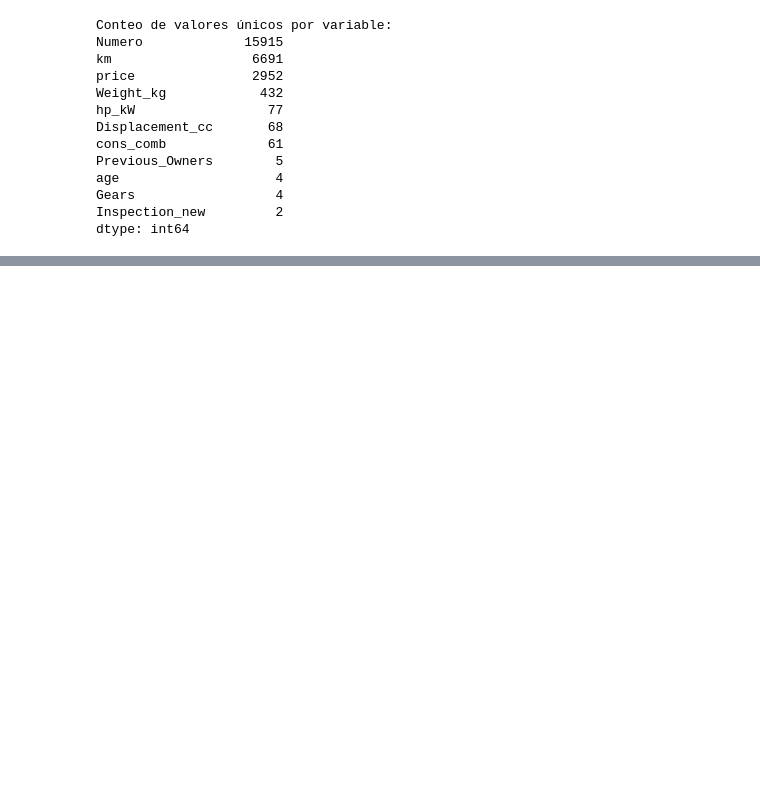
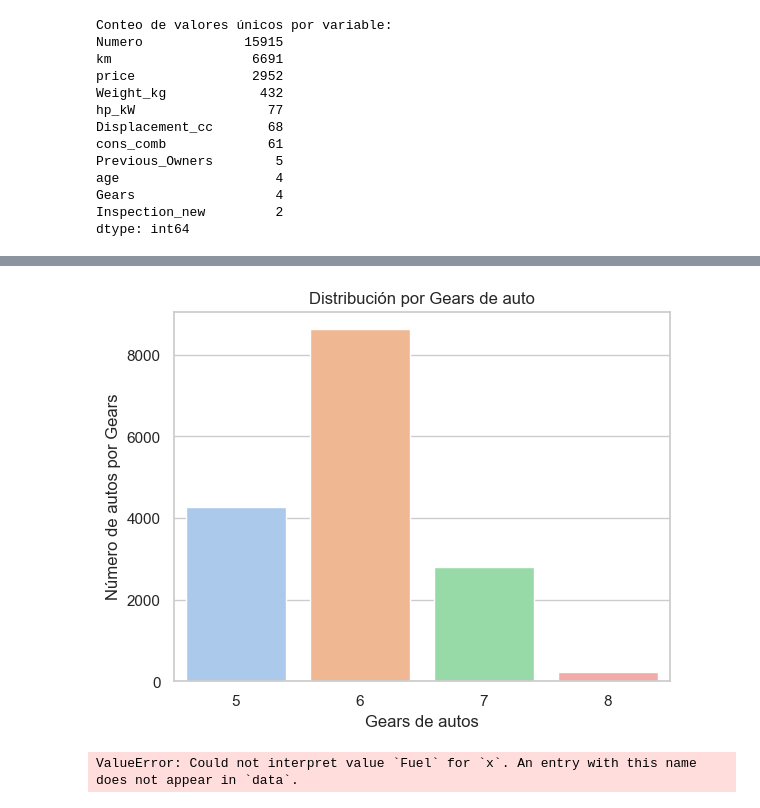
Before and after one commit to mauricio8854/Carprice, a Jupyter notebook: proyecto_aula/Entregable.ipynb, the cells around one changed output, grey strips where cells are left out. Cells and saved outputs as stored; diff of their text form; code cells hidden in the pictures; blank space fills up the shorter version.

```diff
--- a/proyecto_aula/Entregable.ipynb
+++ b/proyecto_aula/Entregable.ipynb
@@ -152,0 +223,18 @@ print(df[variables_clave].describe())
+# %%
+# Gráfico de barras: tipos de autos
+sns.countplot(x='Gears', data=df,hue='Gears', palette='pastel',legend=False)
+plt.title("Distribución por Gears de auto")
+plt.xlabel("Gears de autos")
+plt.ylabel("Número de autos por Gears")
+plt.show()
+# %% [output]
+[figure, added]
+# %%
+# Gráfico de barras: tipos de combustibles
+sns.countplot(x='Fuel', data=df,hue='Fuel', palette='pastel',legend=False)
+plt.title("Distribución por tipo de combustible")
+plt.xlabel("Tipos de combustibles")
+plt.ylabel("Número de autos por tipo de combustible")
+plt.show()
+# %% [output]
+ValueError: Could not interpret value `Fuel` for `x`. An entry with this name does not appear in `data`.
```
Also changed, not shown: parts of 34 cells of this notebook.
